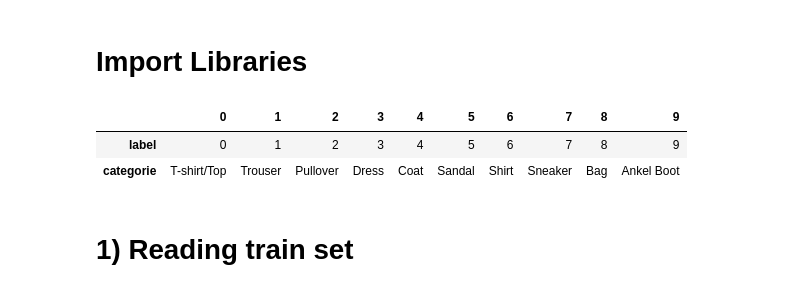
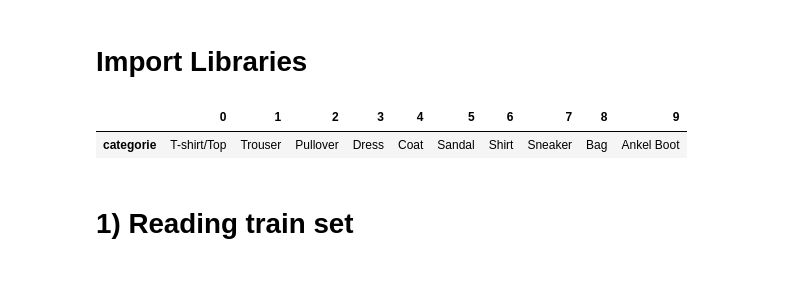
Before and after one commit to xuandinh1907/Fashion-mnist-dataset-classification-problem, a Jupyter notebook: FASHION_MNIST.ipynb, the cells around one changed output. Saved outputs shown, nothing was run; the diff lists cells and outputs as text; code cells hidden in the pictures.

Commit message:
edit notebook in output 2 by renew dataframe

```diff
--- a/FASHION_MNIST.ipynb
+++ b/FASHION_MNIST.ipynb
@@ -21,13 +21,12 @@ from sklearn.metrics import accuracy_score, confusion_matrix , classification_re
 # %%
 categorie_lyst = ['T-shirt/Top','Trouser','Pullover','Dress','Coat','Sandal','Shirt','Sneaker','Bag','Ankel Boot']
 def create_categorie_data_frame() :
     label_lyst = [i for i in range(10)]
-    label_frame = {'label':label_lyst,'categorie':categorie_lyst}
-    return pd.DataFrame(label_frame).T
+    label_frame = {'categorie':categorie_lyst}
+    return pd.DataFrame(data=label_frame,index=label_lyst).T
 create_categorie_data_frame()
 # %% [output]
 |  | 0 | 1 | 2 | 3 | 4 | 5 | 6 | 7 | 8 | 9 |
-| label | 0 | 1 | 2 | 3 | 4 | 5 | 6 | 7 | 8 | 9 |
 | categorie | T-shirt/Top | Trouser | Pullover | Dress | Coat | Sandal | Shirt | Sneaker | Bag | Ankel Boot |
 # %% [markdown]
 # 1) Reading train set
```
Also changed, not shown: parts of 1 cell of this notebook, 1 other file.
